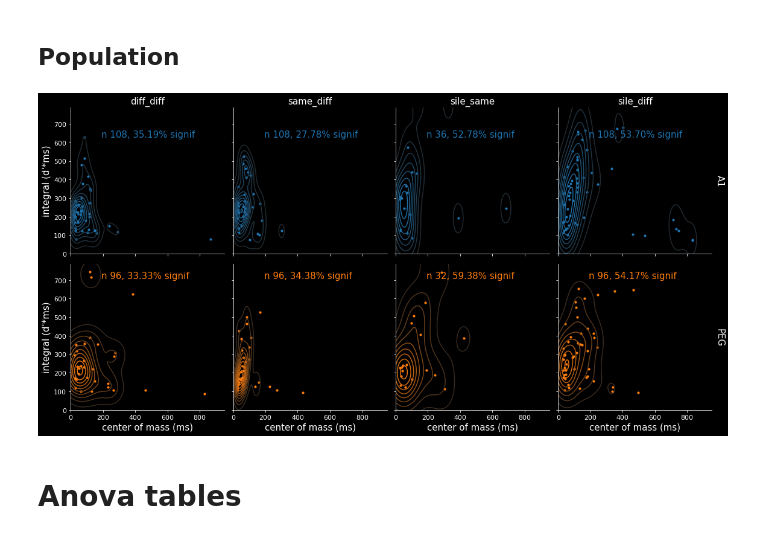
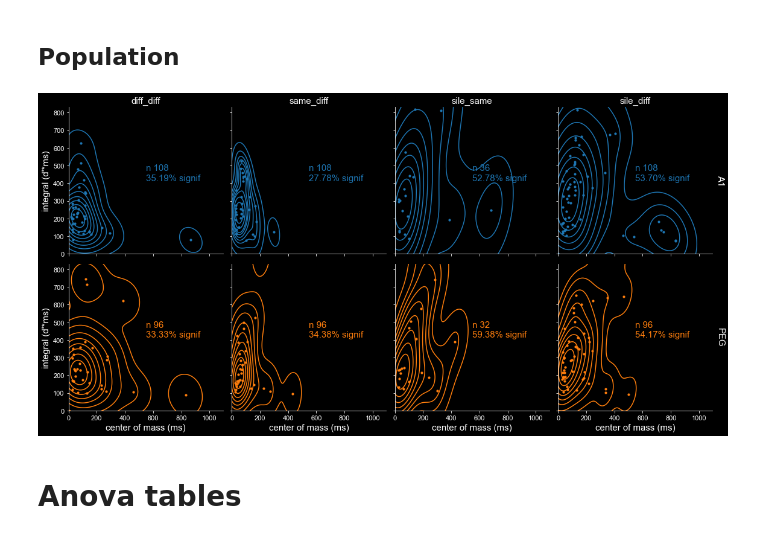
Before and after one commit to Mateo-Lopez-Espejo/context_probe_analysis, a Jupyter notebook: reports/210316_EARS_talk.ipynb, the cells around one changed output. Saved outputs shown, nothing was run; the diff lists cells and outputs as text; code cells hidden in the pictures.

```diff
--- a/reports/210316_EARS_talk.ipynb
+++ b/reports/210316_EARS_talk.ipynb
@@ -352,23 +353,41 @@ savefig(fig, 'EARS_figures', title)
 # %% [markdown]
 ## Population
 # %%
+def anotated_nozero_scatter(x, y, **kws):
+    total = x.shape[0]
+    x = x[x>0]
+    y = y[y>0]
+    region = kws.get('label', 'PEG')
+    fontsize = kws.pop('fontsize', 12)
+    n_signif = len(x)
+    percent_good = n_signif / total * 100
+
+    ax = plt.gca()
+    ax.scatter(x, y, s=10, alpha=1, **kws)
+    sns.kdeplot(x, y, ax=ax,**kws)
+    ax.set_xlim(0,ax.get_xlim()[1])
+    ax.set_ylim(0,ax.get_ylim()[1])
+
+    ax.text(.5, 0.5, f'n {total}\n{percent_good:.2f}% signif', fontsize=fontsize, transform=ax.transAxes, **kws)
+
+
 scDF = pivoted.loc[pivoted.analysis == 'population',:]
 g = sns.FacetGrid(data=scDF, row='region', col='trans_pair', hue='region',
                   sharex=True, sharey=True, legend_out=True,
                   row_order=reg_ord, col_order=trans_ord, hue_order=reg_ord)
 g.map(anotated_nozero_scatter, 'center of mass (ms)',  "integral (d'*ms)", fontsize=15)
 g.set_titles(template="")
 g._margin_titles = True
 g.set_titles(row_template="{row_name}", col_template="{col_name}")
 # g.add_legend()
 fig = g.fig
 fig.set_size_inches(16,8)
 fig.tight_layout(rect=(0,0,0.98,0))
 
 title = 'population_parameter_space_trans_region'
 savefig(fig, 'EARS_figures', title)
 # %% [output]
-[figure, old version]
+[figure, new version]
 # %% [markdown]
 # Anova tables
 # %%
```
Also changed, not shown: parts of 15 cells of this notebook, 1 other file.
